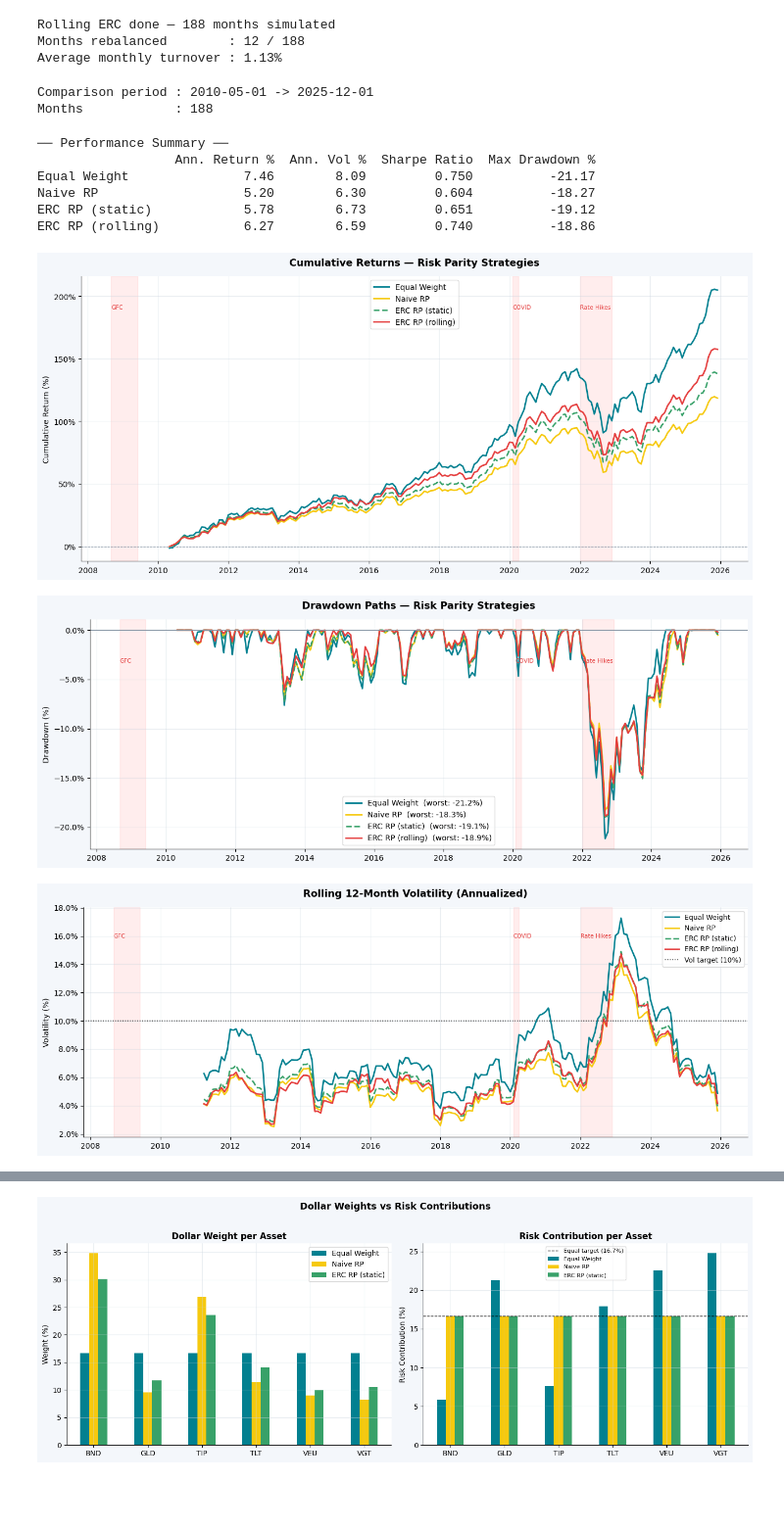
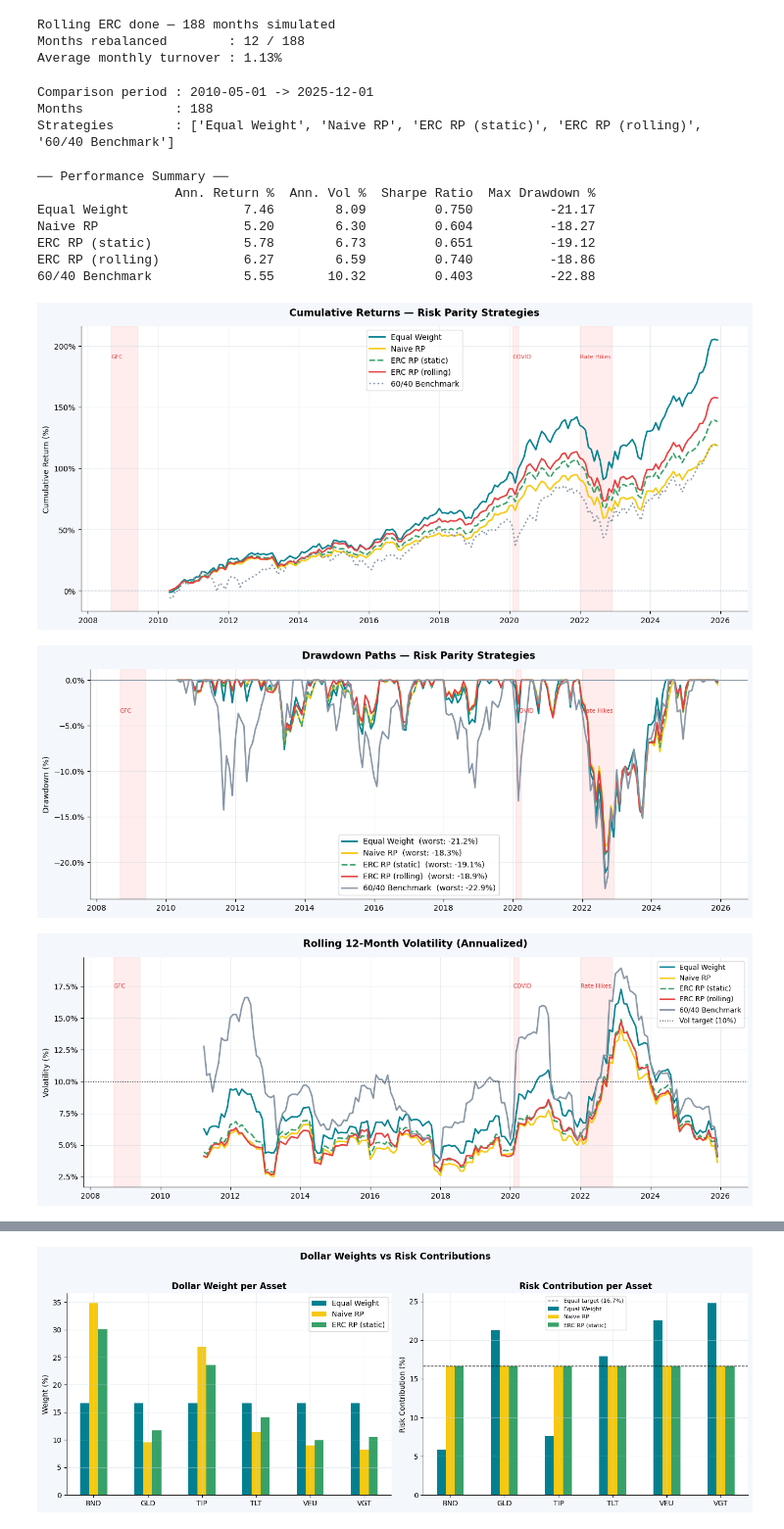
Before and after one commit to Anuj-Khadka/roboadvisor_research, a Jupyter notebook: src/models/03_risk_parity_model.ipynb, the cells around one changed output, grey strips where cells are left out. Shown at 98% size. Cells and saved outputs as stored; diff of their text form; code cells hidden in the pictures; blank space fills up the shorter version.

Commit message:
finalizing risk parity

```diff
--- a/src/models/03_risk_parity_model.ipynb
+++ b/src/models/03_risk_parity_model.ipynb
@@ -37,6 +39,7 @@ PALETTE = {
     "Naive RP"          : "#F6C90E",
     "ERC RP (static)"   : "#38A169",
     "ERC RP (rolling)"  : "#E53E3E",
+    "60/40 Benchmark"   : "#8896A5",  # standard benchmark for risk parity literature
 }
 plt.rcParams.update({
     "figure.facecolor" : "#F4F7FB",
@@ -270,18 +353,42 @@ equal_weight_returns    = (rets * equal_weights).sum(axis=1).loc[comparison_peri
 naive_rp_returns        = (rets * naive_weights).sum(axis=1).loc[comparison_period]
 erc_static_returns      = (rets * erc_weights_static).sum(axis=1).loc[comparison_period]
 
+# ── 60/40 Benchmark ───────────────────────────────────────────────────────────
+# The entire risk parity literature benchmarks against a 60/40 portfolio.
+# Brinson, Hood & Beebower (1986) established 60/40 as the conventional
+# moderate-risk allocation. AQR, Bridgewater, and Maillard et al. (2010)
+# all use 60/40 as their primary performance comparison.
+#
+# We approximate 60/40 using the two broadest assets in our universe:
+#   60% VEU  (international equity — broad equity proxy)
+#   40% BND  (US aggregate bond — broad fixed income proxy)
+# Note: VGT is a sector ETF and not suitable as the equity leg of a benchmark.
+
+if "VEU" in ASSETS and "BND" in ASSETS:
+    benchmark_weights = pd.Series(0.0, index=ASSETS)
+    benchmark_weights["VEU"] = 0.60
+    benchmark_weights["BND"] = 0.40
+    sixty_forty_returns = (rets * benchmark_weights).sum(axis=1).loc[comparison_period]
+else:
+    # Fallback: use equal weight if VEU/BND not available
+    sixty_forty_returns = equal_weight_returns.copy()
+    print("WARNING: VEU/BND not found — 60/40 benchmark using equal weight as fallback")
+
 all_strategies = {
     "Equal Weight"     : equal_weight_returns,
     "Naive RP"         : naive_rp_returns,
     "ERC RP (static)"  : erc_static_returns,
     "ERC RP (rolling)" : rolling_returns,
+    "60/40 Benchmark"  : sixty_forty_returns,
 }
 
 print(f"Comparison period : {comparison_period[0].date()} -> {comparison_period[-1].date()}")
 print(f"Months            : {len(comparison_period)}")
+print(f"Strategies        : {list(all_strategies.keys())}")
 # %% [output]
 Comparison period : 2010-05-01 -> 2025-12-01
 Months            : 188
+Strategies        : ['Equal Weight', 'Naive RP', 'ERC RP (static)', 'ERC RP (rolling)', '60/40 Benchmark']
 # %%
 # ── Cell 7: Performance Summary ──────────────────────────────────────────────
 
@@ -320,6 +427,7 @@ Equal Weight               7.46        8.09         0.750          -21.17
 Naive RP                   5.20        6.30         0.604          -18.27
 ERC RP (static)            5.78        6.73         0.651          -19.12
 ERC RP (rolling)           6.27        6.59         0.740          -18.86
+60/40 Benchmark            5.55       10.32         0.403          -22.88
 # %%
 # ── Cell 8: Cumulative Returns ────────────────────────────────────────────────
 
@@ -329,7 +437,7 @@ for label, monthly_returns in all_strategies.items():
     cumulative_growth_pct = ((1 + monthly_returns).cumprod() - 1) * 100
     ax.plot(cumulative_growth_pct, label=label,
             color=PALETTE[label], linewidth=2,
-            linestyle="--" if "static" in label else "-")
+            linestyle="--" if "static" in label else ":" if "60/40" in label else "-")
 
 for crisis_start, crisis_end, crisis_label in CRISES:
     ax.axvspan(pd.Timestamp(crisis_start), pd.Timestamp(crisis_end),
@@ -348,7 +456,7 @@ ax.legend(fontsize=10)
 plt.tight_layout()
 plt.show()
 # %% [output]
-[figure, old version]
+[figure, new version]
 # %%
 # ── Cell 9: Drawdown Paths ────────────────────────────────────────────────────
 
@@ -361,7 +469,7 @@ for label, monthly_returns in all_strategies.items():
     ax.plot(drawdown_pct,
             label=f"{label}  (worst: {drawdown_pct.min():.1f}%)",
             color=PALETTE[label], linewidth=2,
-            linestyle="--" if "static" in label else "-")
+            linestyle="--" if "static" in label else ":" if "60/40" in label else "-")
 
 for crisis_start, crisis_end, crisis_label in CRISES:
     ax.axvspan(pd.Timestamp(crisis_start), pd.Timestamp(crisis_end),
@@ -380,7 +488,7 @@ ax.legend(fontsize=10)
 plt.tight_layout()
 plt.show()
 # %% [output]
-[figure, old version]
+[figure, new version]
 # %%
 # ── Cell 10: Rolling 12-Month Volatility ─────────────────────────────────────
 # ERC rolling should stay closest to the 10% target line.
@@ -388,35 +496,35 @@ plt.show()
 
 rolling_window_months = 12
 
 fig, ax = plt.subplots(figsize=(13, 5))
 
 for label, monthly_returns in all_strategies.items():
     rolling_vol_annualized = monthly_returns.rolling(rolling_window_months).std() \
                              * np.sqrt(12) * 100
     ax.plot(rolling_vol_annualized, label=label,
             color=PALETTE[label], linewidth=2,
-            linestyle="--" if "static" in label else "-")
+            linestyle="--" if "static" in label else ":" if "60/40" in label else "-")
 
 ax.axhline(VOL_TARGET * 100, color="#333", linewidth=1.2,
            linestyle=":", label=f"Vol target ({VOL_TARGET*100:.0f}%)")
 
 for crisis_start, crisis_end, crisis_label in CRISES:
     ax.axvspan(pd.Timestamp(crisis_start), pd.Timestamp(crisis_end),
                alpha=0.07, color="red")
 y_max = ax.get_ylim()[1]
 for crisis_start, _, crisis_label in CRISES:
     ax.text(pd.Timestamp(crisis_start), y_max * 0.88,
             crisis_label, fontsize=7.5, color="#E53E3E")
 
 ax.set_title(f"Rolling {rolling_window_months}-Month Volatility (Annualized)",
              fontsize=13, fontweight="bold", pad=14)
 ax.set_ylabel("Volatility (%)")
 ax.yaxis.set_major_formatter(mticker.PercentFormatter())
 ax.legend(fontsize=9)
 plt.tight_layout()
 plt.show()
 # %% [output]
-[figure, old version]
+[figure, new version]
 # %%
 # ── Cell 11: Recovery Dynamics ────────────────────────────────────────────────
 # How many months did each strategy take to recover from each crisis?
```
Also changed, not shown: parts of 6 cells of this notebook, 3 other files.
